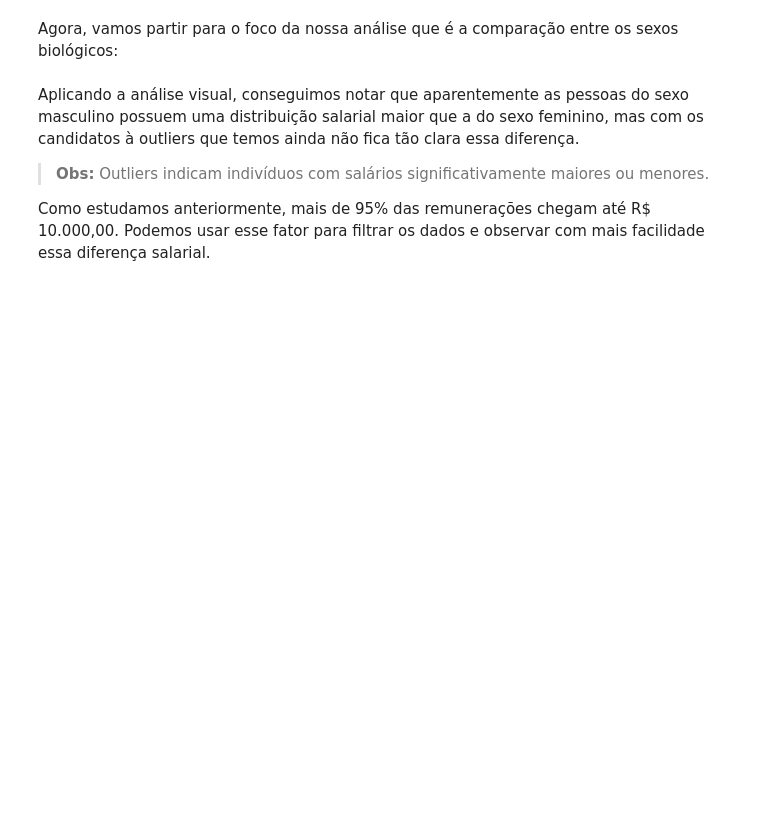
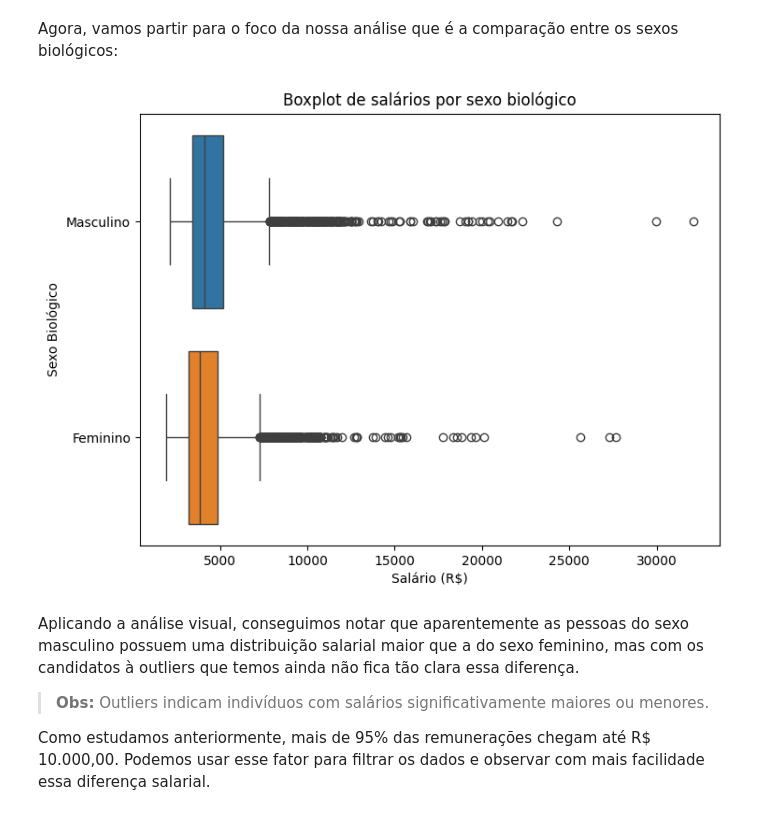
Before and after one commit to JhonCostaDev/oracle_one_alura, a Jupyter notebook: estatistica_ML/Projeto_Inicial_Estatística_com_Python_frequencias_e_medidas.ipynb, the cells around one changed output. Saved outputs shown, nothing was run; the diff lists cells and outputs as text; code cells hidden in the pictures; blank space fills up the shorter version.

```diff
--- a/estatistica_ML/Projeto_Inicial_Estatística_com_Python_frequencias_e_medidas.ipynb
+++ b/estatistica_ML/Projeto_Inicial_Estatística_com_Python_frequencias_e_medidas.ipynb
@@ -1433,5 +1582,16 @@ Para sabermos os valores de cada elemento do boxplot, podemos utilizar as funç
 # %% [markdown]
 Agora, vamos partir para o foco da nossa análise que é a comparação entre os sexos biológicos:
+# %%
+plt.figure(figsize=(8,6))
+ax = sns.boxplot(data=colaboradores, x='remuneracao', y='sexo_biologico', hue='sexo_biologico')
+
+plt.title("Boxplot de salários por sexo biológico")
+plt.xlabel("Salário (R$)")
+plt.ylabel("Sexo Biológico")
+
+plt.show()
+# %% [output]
+[figure, added]
 # %% [markdown]
 Aplicando a análise visual, conseguimos notar que aparentemente as pessoas do sexo masculino possuem uma distribuição salarial maior que a do sexo feminino, mas com os candidatos à outliers que temos ainda não fica tão clara essa diferença.
 
```
Also changed, not shown: parts of 17 cells of this notebook, 3 other files.
